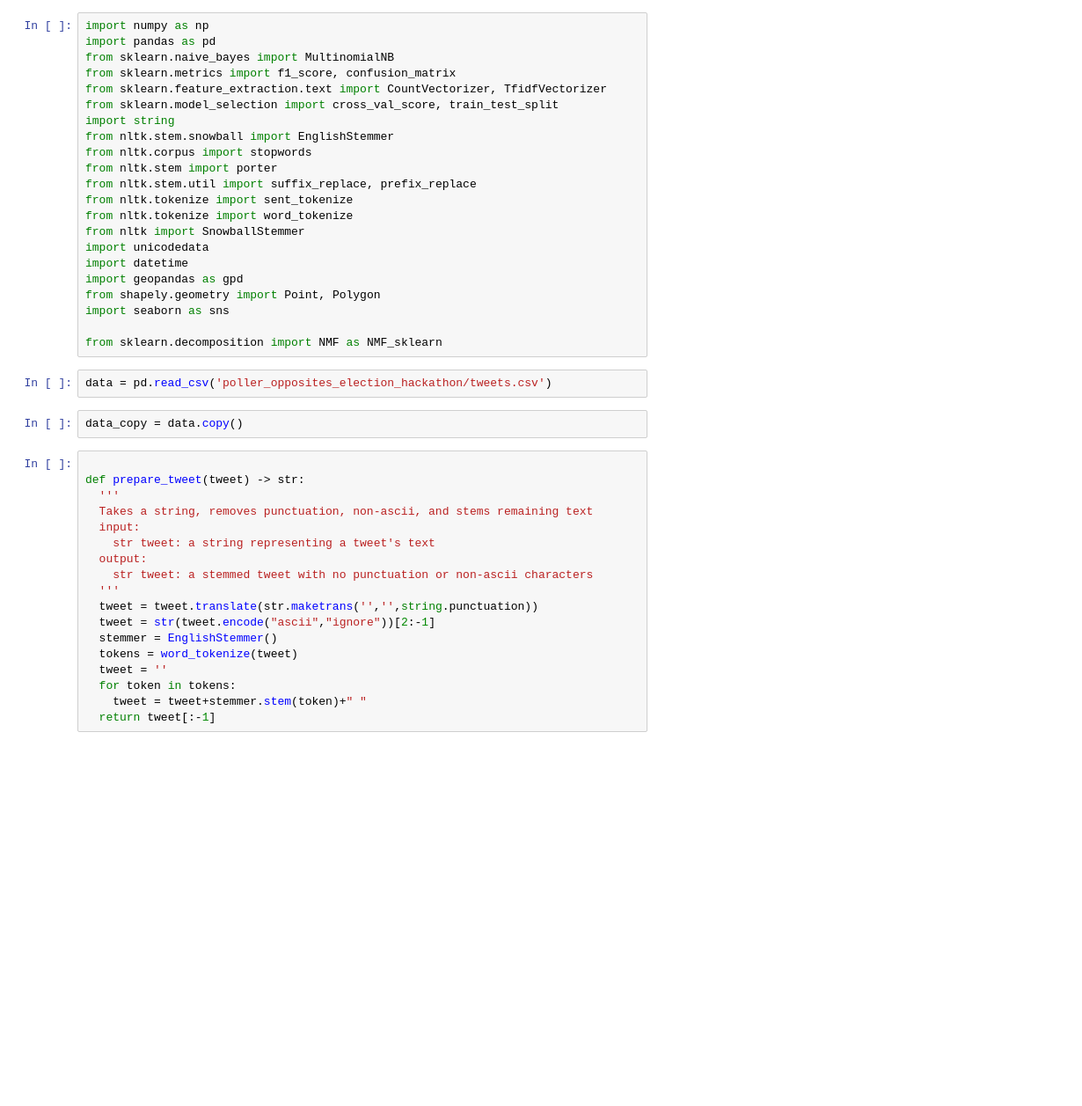
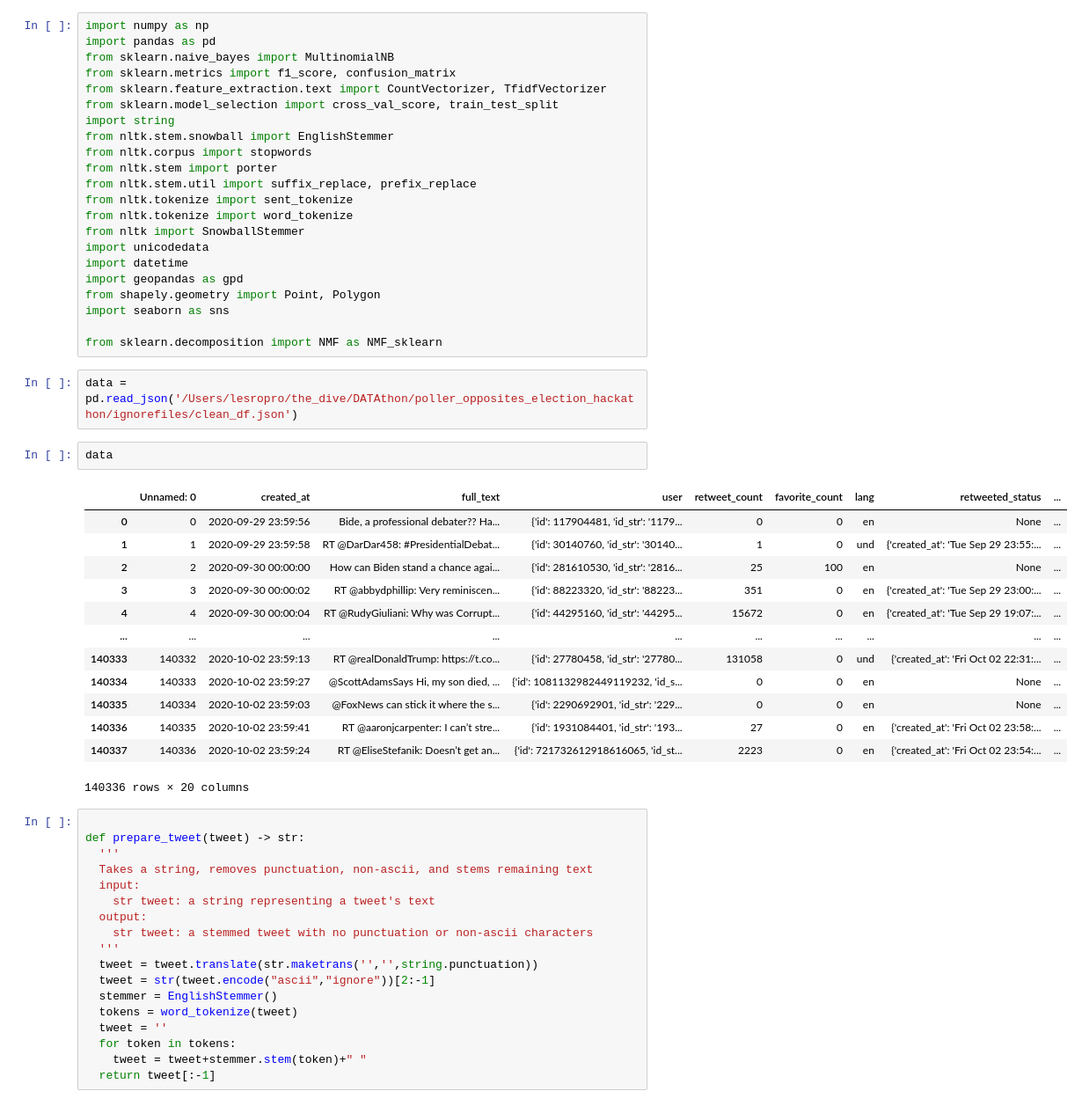
Before and after one commit to rakhira/poller_opposites_election_datathon, a Jupyter notebook: notebooks/polleropposites.ipynb, the cells around one changed output. Shown at 88% size. Saved outputs shown, nothing was run; the diff lists cells and outputs as text; blank space fills up the shorter version.

```diff
--- a/notebooks/polleropposites.ipynb
+++ b/notebooks/polleropposites.ipynb
@@ -24,10 +24,24 @@ from shapely.geometry import Point, Polygon
 import seaborn as sns
 
 from sklearn.decomposition import NMF as NMF_sklearn
-# %%
-data = pd.read_csv('poller_opposites_election_hackathon/tweets.csv')
-# %%
-data_copy = data.copy()
+# %%
+data = pd.read_json('/Users/lesropro/the_dive/DATAthon/poller_opposites_election_hackathon/ignorefiles/clean_df.json')
+# %%
+data
+# %% [output]
+|  | Unnamed: 0 | created_at | full_text | user | retweet_count | favorite_count | lang | retweeted_status | ... |
+| 0 | 0 | 2020-09-29 23:59:56 | Bide, a professional debater?? Ha... | {'id': 117904481, 'id_str': '1179... | 0 | 0 | en | None | ... |
+| 1 | 1 | 2020-09-29 23:59:58 | RT @DarDar458: #PresidentialDebat... | {'id': 30140760, 'id_str': '30140... | 1 | 0 | und | {'created_at': 'Tue Sep 29 23:55:... | ... |
+| 2 | 2 | 2020-09-30 00:00:00 | How can Biden stand a chance agai... | {'id': 281610530, 'id_str': '2816... | 25 | 100 | en | None | ... |
+| 3 | 3 | 2020-09-30 00:00:02 | RT @abbydphillip: Very reminiscen... | {'id': 88223320, 'id_str': '88223... | 351 | 0 | en | {'created_at': 'Tue Sep 29 23:00:... | ... |
+| 4 | 4 | 2020-09-30 00:00:04 | RT @RudyGiuliani: Why was Corrupt... | {'id': 44295160, 'id_str': '44295... | 15672 | 0 | en | {'created_at': 'Tue Sep 29 19:07:... | ... |
+| ... | ... | ... | ... | ... | ... | ... | ... | ... | ... |
+| 140333 | 140332 | 2020-10-02 23:59:13 | RT @realDonaldTrump: https://t.co... | {'id': 27780458, 'id_str': '27780... | 131058 | 0 | und | {'created_at': 'Fri Oct 02 22:31:... | ... |
+| 140334 | 140333 | 2020-10-02 23:59:27 | @ScottAdamsSays Hi, my son died, ... | {'id': 1081132982449119232, 'id_s... | 0 | 0 | en | None | ... |
+| 140335 | 140334 | 2020-10-02 23:59:03 | @FoxNews can stick it where the s... | {'id': 2290692901, 'id_str': '229... | 0 | 0 | en | None | ... |
+| 140336 | 140335 | 2020-10-02 23:59:41 | RT @aaronjcarpenter: I can’t stre... | {'id': 1931084401, 'id_str': '193... | 27 | 0 | en | {'created_at': 'Fri Oct 02 23:58:... | ... |
+| 140337 | 140336 | 2020-10-02 23:59:24 | RT @EliseStefanik: Doesn’t get an... | {'id': 721732612918616065, 'id_st... | 2223 | 0 | en | {'created_at': 'Fri Oct 02 23:54:... | ... |
+140336 rows × 20 columns
 # %%
 
 def prepare_tweet(tweet) -> str:
```
Also changed, not shown: parts of 1 cell of this notebook, 1 other file.
